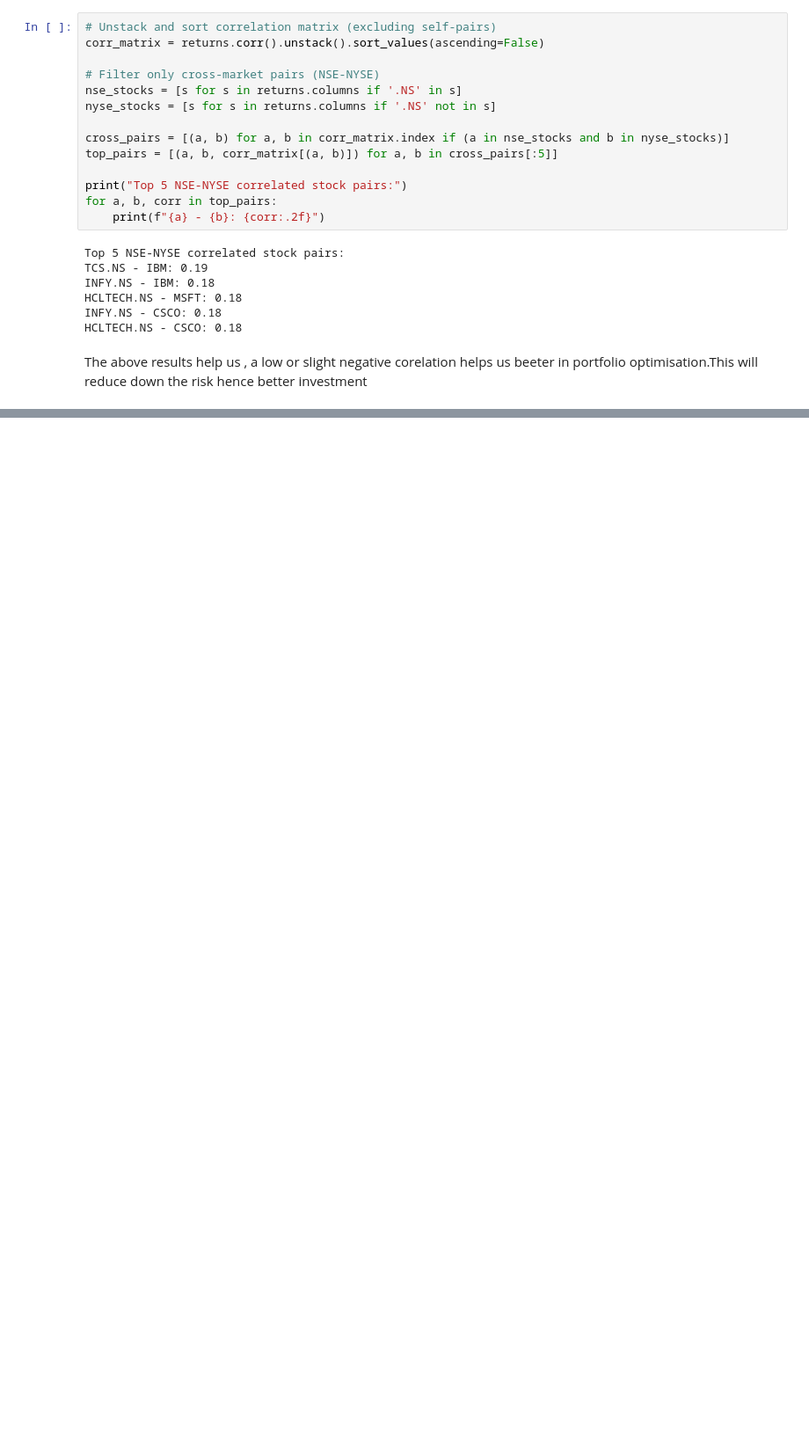
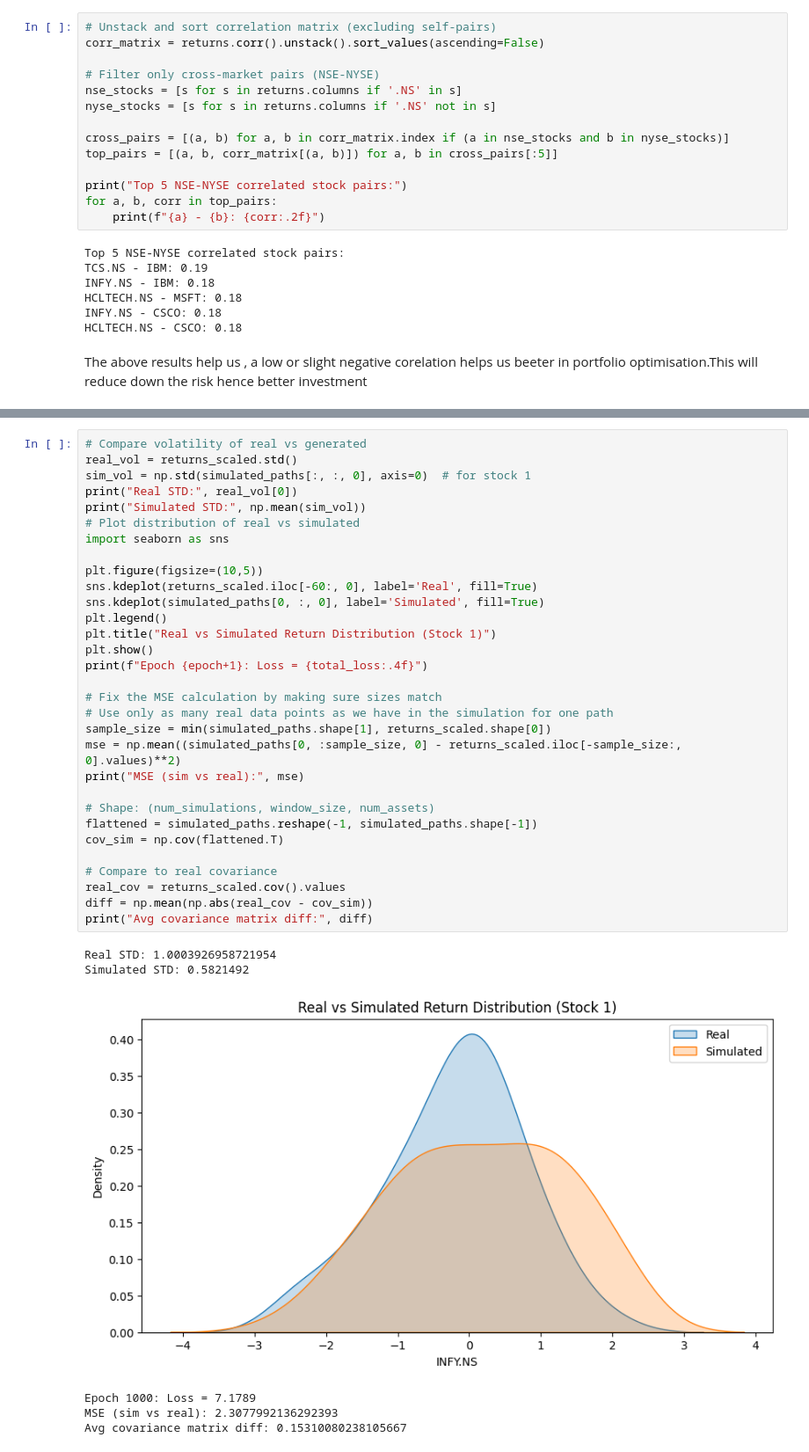
Before and after one commit to AdiXgit/QuantFin, a Jupyter notebook: future/qubo_formation.ipynb, the cells around one changed output, grey strips where cells are left out. Shown at 88% size. Saved outputs shown, nothing was run; the diff lists cells and outputs as text; blank space fills up the shorter version.

```diff
--- a/future/qubo_formation.ipynb
+++ b/future/qubo_formation.ipynb
@@ -131,0 +273,38 @@ The above results help us , a low or slight negative corelation helps us beeter
+# %%
+# Compare volatility of real vs generated
+real_vol = returns_scaled.std()
+sim_vol = np.std(simulated_paths[:, :, 0], axis=0)  # for stock 1
+print("Real STD:", real_vol[0])
+print("Simulated STD:", np.mean(sim_vol))
+# Plot distribution of real vs simulated
+import seaborn as sns
+
+plt.figure(figsize=(10,5))
+sns.kdeplot(returns_scaled.iloc[-60:, 0], label='Real', fill=True)
+sns.kdeplot(simulated_paths[0, :, 0], label='Simulated', fill=True)
+plt.legend()
+plt.title("Real vs Simulated Return Distribution (Stock 1)")
+plt.show()
+print(f"Epoch {epoch+1}: Loss = {total_loss:.4f}")
+
+# Fix the MSE calculation by making sure sizes match
+# Use only as many real data points as we have in the simulation for one path
+sample_size = min(simulated_paths.shape[1], returns_scaled.shape[0])
+mse = np.mean((simulated_paths[0, :sample_size, 0] - returns_scaled.iloc[-sample_size:, 0].values)**2)
+print("MSE (sim vs real):", mse)
+
+# Shape: (num_simulations, window_size, num_assets)
+flattened = simulated_paths.reshape(-1, simulated_paths.shape[-1])
+cov_sim = np.cov(flattened.T)
+
+# Compare to real covariance
+real_cov = returns_scaled.cov().values
+diff = np.mean(np.abs(real_cov - cov_sim))
+print("Avg covariance matrix diff:", diff)
+# %% [output]
+Real STD: 1.0003926958721954
+Simulated STD: 0.5821492
+[figure, added]
+Epoch 1000: Loss = 7.1789
+MSE (sim vs real): 2.3077992136292393
+Avg covariance matrix diff: 0.15310080238105667
```
Also changed, not shown: parts of 6 cells of this notebook.
